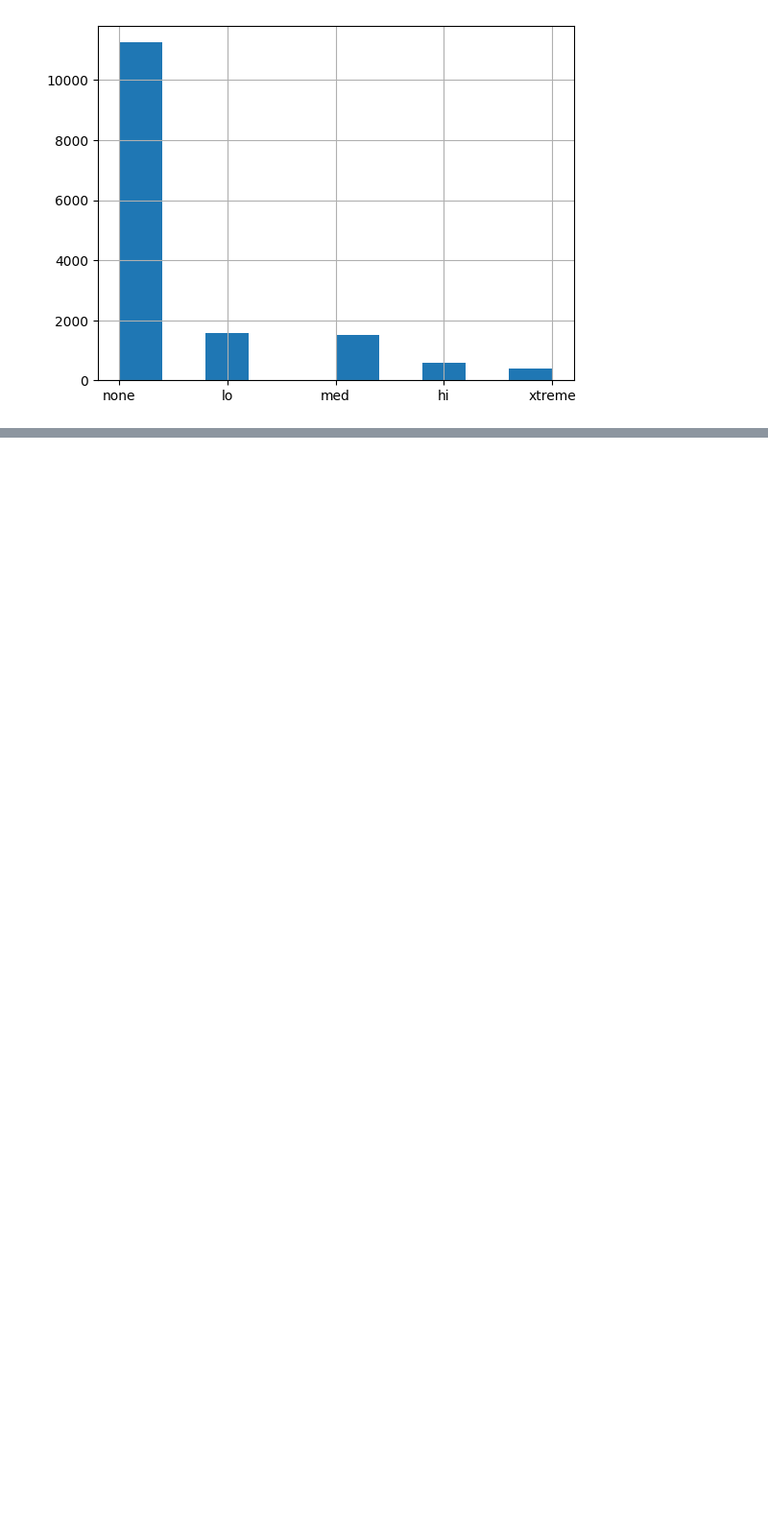
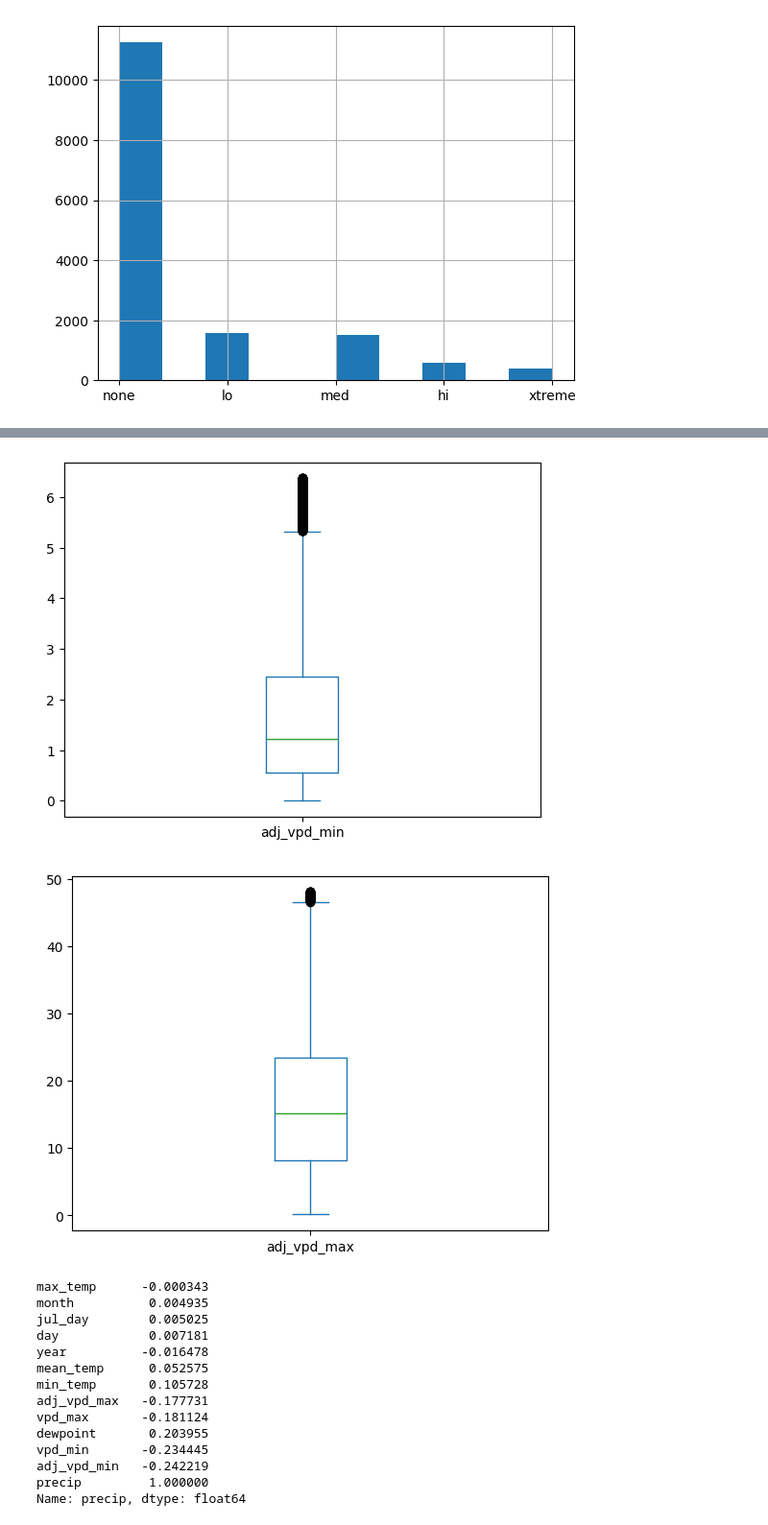
Before and after one commit to barbosaMatheus/ok_rain_regression, a Jupyter notebook: rain.ipynb, the cells around one changed output, grey strips where cells are left out. Shown at 96% size. Cells and saved outputs as stored; diff of their text form; code cells hidden in the pictures; blank space fills up the shorter version.

```diff
--- a/rain.ipynb
+++ b/rain.ipynb
@@ -204,0 +304,53 @@ cols = ["dewpoint","vpd_min","vpd_max"]
+# %%
+"""
+For both vpd_min and vpd_max, the high outliers
+correspond to low values of precipitation. This
+was also observed in the cluter analysis. I have
+no reason to believe that these values were recording
+errors, as I don't have subject knowledge. I believe
+the best thing to do in this case is to redistribute
+these outliers by sampling the inlier distribution
+with precipitation in the same range. However, since
+we don't know if the outliers are actually part of
+the data or not, we will not replace the original
+columns.  We will instead make new features called
+adj_vpd_min and adj_vpd_max accordingly.
+"""
+def resample_outliers(df, col, lb, ub, target, target_lb, target_ub):
+    new_col = f"adj_{col}"
+    inliers = df[(df[col] >= lb) & (df[col] <= ub)]
+    sample = inliers.loc[(inliers[target] > target_lb) & (inliers[target] < target_ub),col].to_numpy()
+    indexes = list(df[(df[col] < lb) | (df[col] > ub)].index)
+    df.loc[:,new_col] = df[col].to_numpy()
+    for idx in indexes:
+        df.loc[idx,new_col] = np.random.choice(sample)
+    return df
+
+df = pd.read_csv("rain.csv")
+cols = ["vpd_min","vpd_max"]
+new_cols = ["adj_vpd_min","adj_vpd_max"]
+df = resample_outliers(df, cols[0], -np.inf, 6.385, "precip", 0.0, 0.52)
+df = resample_outliers(df, cols[1], -np.inf, 48.0987, "precip", 0.0, 0.45)
+for c in new_cols:
+    df[c].plot(kind="box")
+    plt.show()
+df.to_csv("rain.csv", index=False)
+df["precip"] = np.sqrt(df["precip"])
+print(df.loc[:, df.columns != "precip_level"].corr().sort_values("precip", key=abs)["precip"])
+# %% [output]
+[figure, added]
+[figure, added]
+max_temp      -0.000343
+month          0.004935
+jul_day        0.005025
+day            0.007181
+year          -0.016478
+mean_temp      0.052575
+min_temp       0.105728
+adj_vpd_max   -0.177731
+vpd_max       -0.181124
+dewpoint       0.203955
+vpd_min       -0.234445
+adj_vpd_min   -0.242219
+precip         1.000000
+Name: precip, dtype: float64
```
Also changed, not shown: parts of 8 cells of this notebook, 2 other files.
